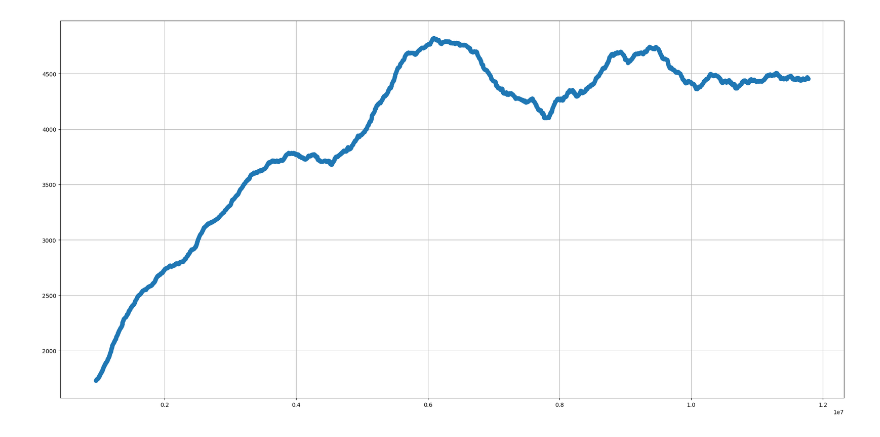
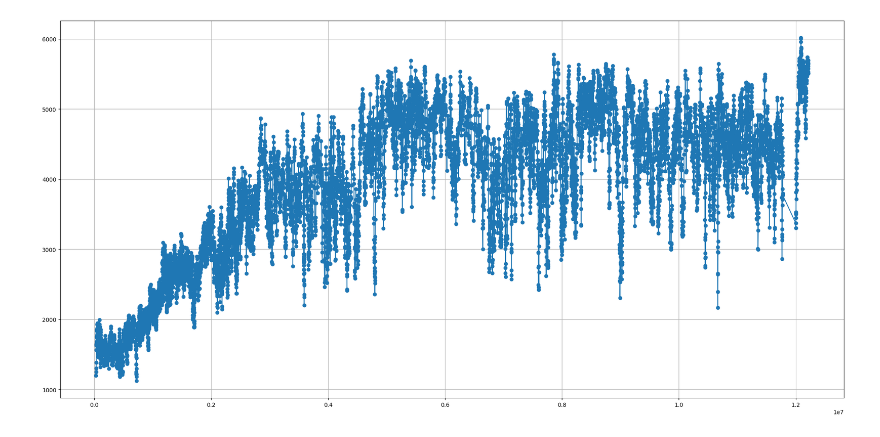
Before and after one commit to jimlin1112/DRL-Assignment-3, a Jupyter notebook: draw.ipynb, the cells around one changed output. Drawn from its saved outputs; the diff is of its cells as text; code cells hidden in the pictures.

```diff
--- a/draw.ipynb
+++ b/draw.ipynb
@@ -17,32 +17,32 @@ import re
 import matplotlib.pyplot as plt
 
 # 用於存放解析後的 steps 和 rewards
 a1 = []
 reward = []
 
 # 正則表達式：匹配 Reward 和 Step
 pattern = re.compile(r'Step\s*(\d+).*?Reward\s*([\d.]+)')
 
 # 打開並逐行讀取日誌檔
 with open('output.txt', 'r') as f:
     for line in f:
         match = pattern.search(line)
         if match:
             tmp1 = float(match.group(1))
             tmp2 = float(match.group(2))
             a1.append(tmp1)
             reward.append(tmp2)
 
 reward_avg = []
-avg_num = 1000
+avg_num = 10
 for i in range(avg_num, len(reward)):
     reward_avg.append(np.mean(reward[i-avg_num:i]))
 
 # 繪圖
 plt.figure(figsize=(20, 10))
 plt.plot(a1[avg_num:], reward_avg, marker='o', linestyle='-')
 plt.grid(True)
 plt.tight_layout()
 plt.show()
 # %% [output]
-[figure, old version]
+[figure, new version]
```
Also changed, not shown: 4 other files.
